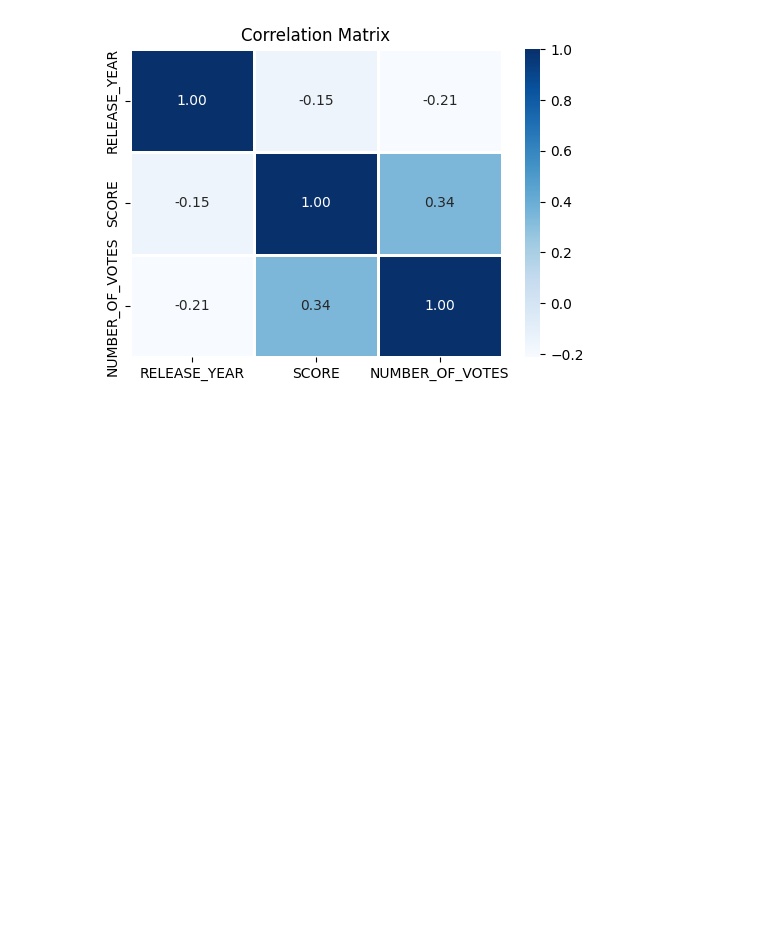
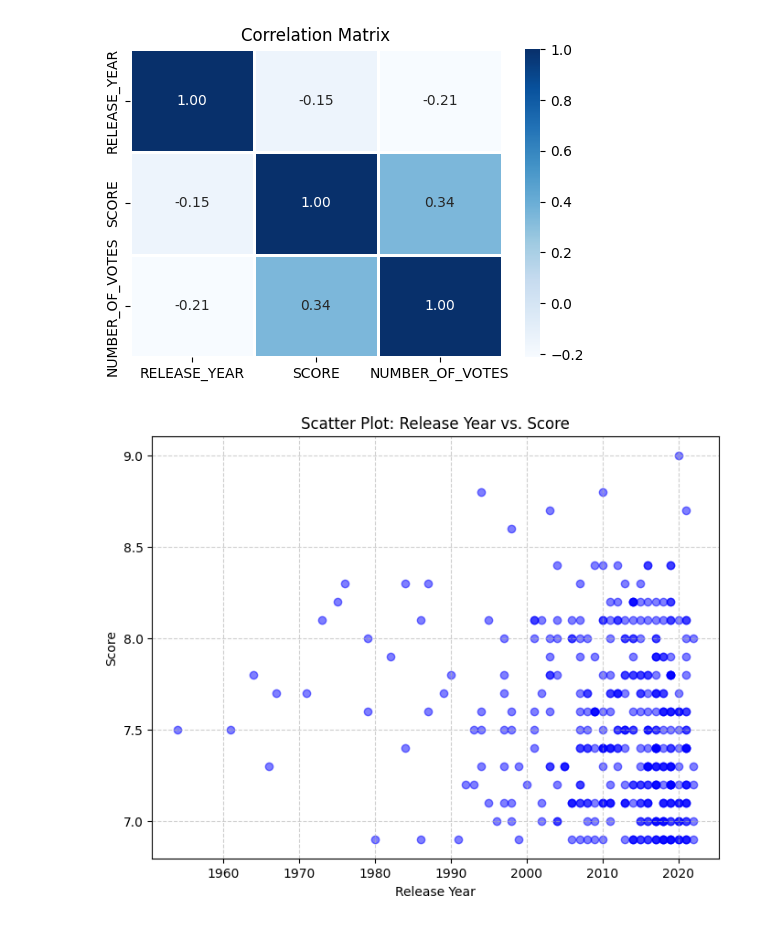
Before and after one commit to HarounQerdachi/Analyzing-Movie-Ratings, a Jupyter notebook: Notebooks/code.ipynb, the cells around one changed output. Drawn from its saved outputs; the diff is of its cells as text; code cells hidden in the pictures; blank space fills up the shorter version.

Commit message:
Added Scatter plot

```diff
--- a/Notebooks/code.ipynb
+++ b/Notebooks/code.ipynb
@@ -31,3 +31,15 @@ plt.title('Correlation Matrix')
 plt.show()
 # %% [output]
 [figure]
+# %%
+#Scatter plot to visualize the relationship between 'RELEASE_YEAR' and 'SCORE'
+plt.figure(figsize=(8, 6))
+plt.scatter(df['RELEASE_YEAR'], df['SCORE'], color='blue', marker='o', alpha=0.5)
+plt.title('Scatter Plot: Release Year vs. Score')
+plt.xlabel('Release Year')
+plt.ylabel('Score')
+# Customize the grid
+plt.grid(True, linestyle='--', alpha=0.6)
+plt.show()
+# %% [output]
+[figure, added]
```
